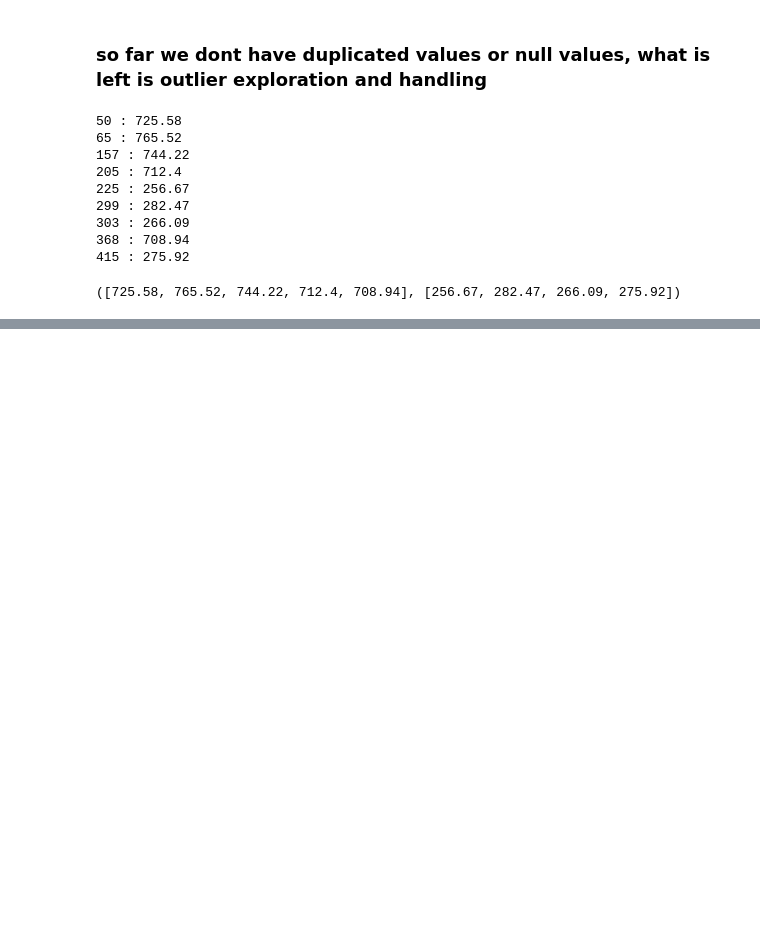
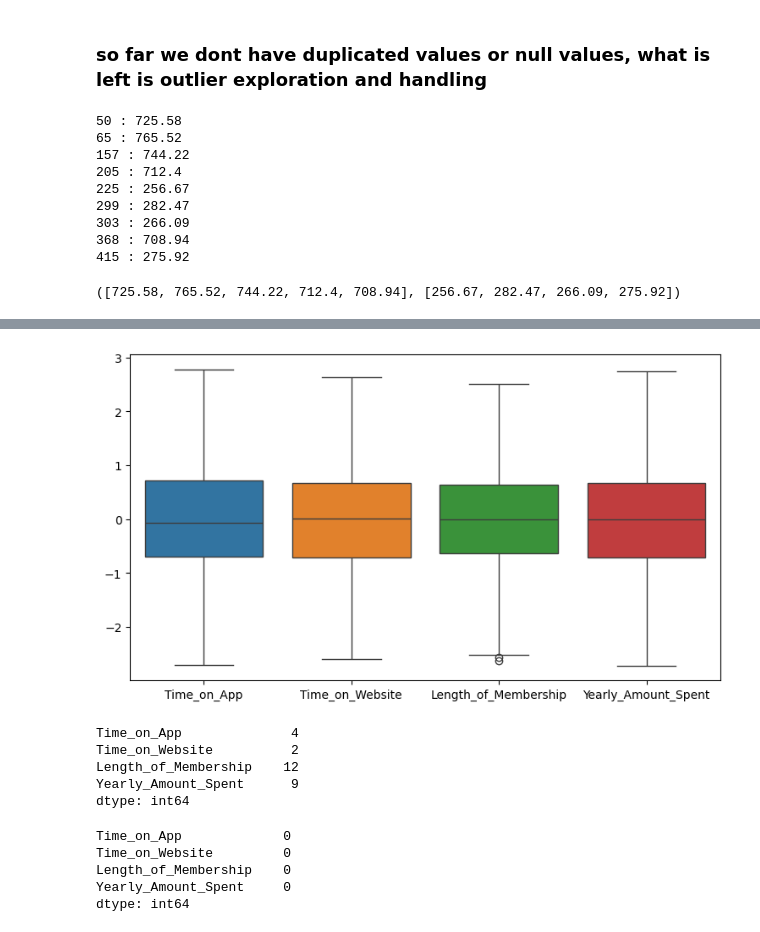
Before and after one commit to bosshussien/Ecommerce-Customer-Segmentation, a Jupyter notebook: DataPreprocessing.ipynb, the cells around one changed output, grey strips where cells are left out. Cells and saved outputs as stored; diff of their text form; code cells hidden in the pictures; blank space fills up the shorter version.

Commit message:
Done data cleanign

```diff
--- a/DataPreprocessing.ipynb
+++ b/DataPreprocessing.ipynb
@@ -102,0 +160,31 @@ handler.display_outliers(df['Yearly_Amount_Spent'])
+# %%
+# now its time to scale the data
+scaler = StandardScaler()
+
+
+df_scaled = scaler.fit_transform(df_cleaned.select_dtypes('number'))
+df_scaled = pd.DataFrame(df_scaled, columns=df_cleaned.select_dtypes('number').columns)
+
+plt.figure(figsize=(9,5))
+sns.boxplot(df_scaled)
+
+plt.show()
+# %% [output]
+[figure, added]
+# %%
+print(df_scaled.isna().sum())
+df_scaled.dropna(inplace=True)
+# %% [output]
+Time_on_App              4
+Time_on_Website          2
+Length_of_Membership    12
+Yearly_Amount_Spent      9
+dtype: int64
+# %%
+df_scaled.isna().sum()
+# %% [output]
+Time_on_App             0
+Time_on_Website         0
+Length_of_Membership    0
+Yearly_Amount_Spent     0
+dtype: int64
```
Also changed, not shown: parts of 6 cells of this notebook.
